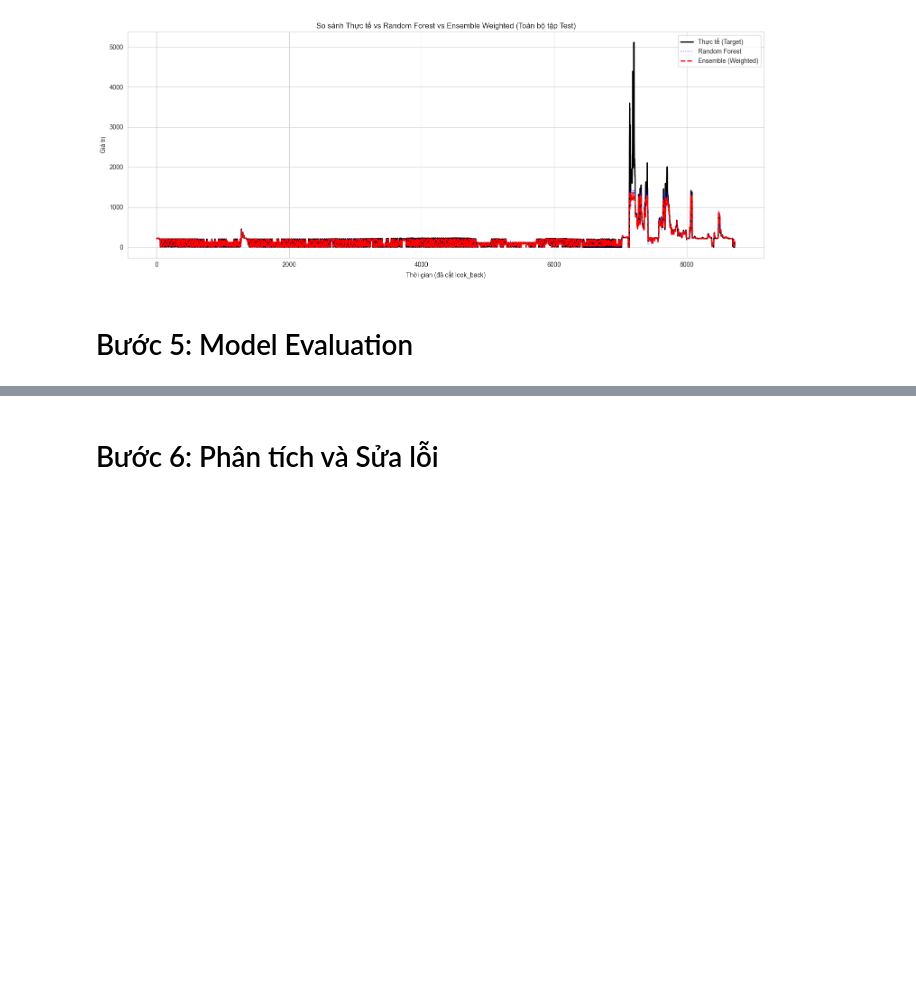
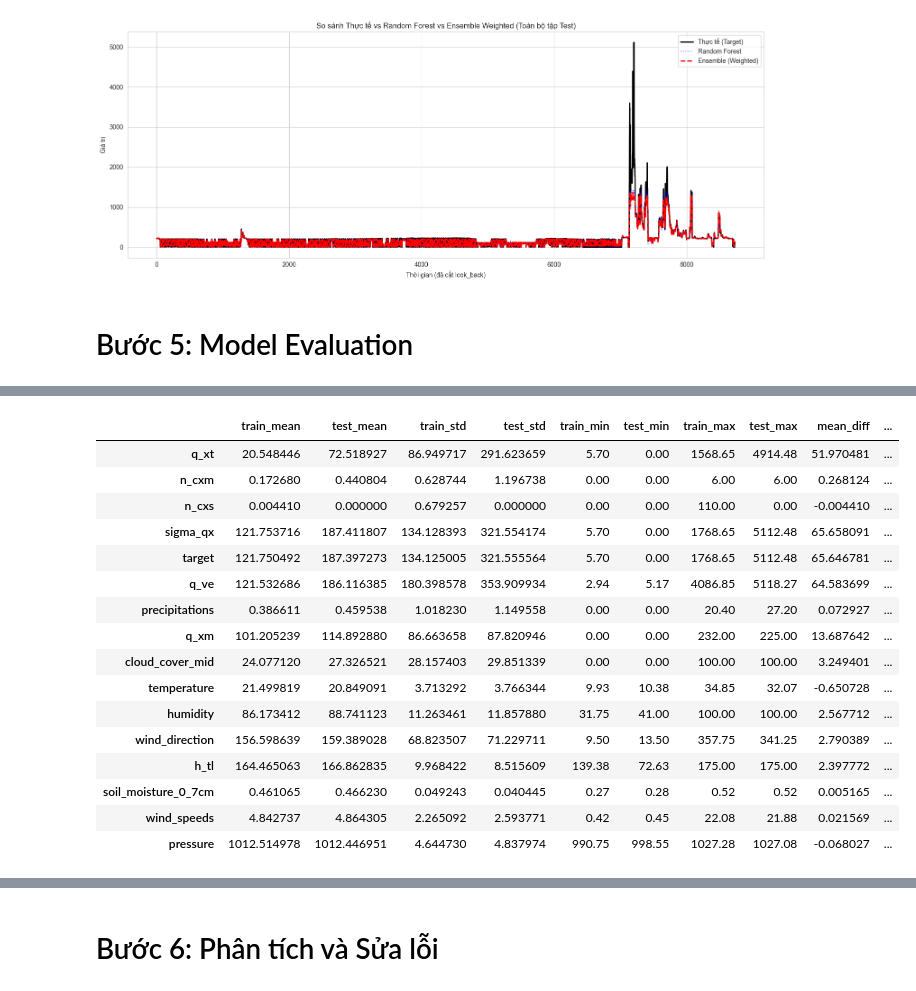
Before and after one commit to HongHanh-atUIT/DS108_RESERVOIR_OUTPUT_PREDICTION, a Jupyter notebook: main.ipynb, the cells around one changed output, grey strips where cells are left out. Saved outputs shown, nothing was run; the diff lists cells and outputs as text; code cells hidden in the pictures; blank space fills up the shorter version.

Commit message:
Add requirements.txt, DATA_DICTIONARY.md. Add sanity check, data checkr

```diff
--- a/main.ipynb
+++ b/main.ipynb
@@ -1447,0 +1725,64 @@ plot_actual_vs_predicted(
+# %%
+# ── Data Shift Analysis ───────────────────────────────────────
+def compare_train_test_distribution(train_df, test_df, cols):
+    available_cols = [
+        col for col in cols
+        if col in train_df.columns and col in test_df.columns
+        and pd.api.types.is_numeric_dtype(train_df[col])
+    ]
+
+    train_stats = train_df[available_cols].describe().T
+    test_stats = test_df[available_cols].describe().T
+
+    shift_report = pd.DataFrame({
+        "train_mean": train_stats["mean"],
+        "test_mean": test_stats["mean"],
+        "train_std": train_stats["std"],
+        "test_std": test_stats["std"],
+        "train_min": train_stats["min"],
+        "test_min": test_stats["min"],
+        "train_max": train_stats["max"],
+        "test_max": test_stats["max"],
+    })
+
+    shift_report["mean_diff"] = shift_report["test_mean"] - shift_report["train_mean"]
+    shift_report["mean_diff_percent"] = (
+        shift_report["mean_diff"] / shift_report["train_mean"].replace(0, np.nan)
+    ) * 100
+
+    shift_report["max_diff"] = shift_report["test_max"] - shift_report["train_max"]
+
+    return shift_report.sort_values(
+        by="mean_diff_percent",
+        key=lambda x: x.abs(),
+        ascending=False
+    )
+
+
+SHIFT_COLS = list(set(SCALE_COLS + ["target"]))
+
+shift_report = compare_train_test_distribution(
+    train_df=train_df,
+    test_df=test_df,
+    cols=SHIFT_COLS
+)
+
+shift_report
+# %% [output]
+|  | train_mean | test_mean | train_std | test_std | train_min | test_min | train_max | test_max | mean_diff | ... |
+| q_xt | 20.548446 | 72.518927 | 86.949717 | 291.623659 | 5.70 | 0.00 | 1568.65 | 4914.48 | 51.970481 | ... |
+| n_cxm | 0.172680 | 0.440804 | 0.628744 | 1.196738 | 0.00 | 0.00 | 6.00 | 6.00 | 0.268124 | ... |
+| n_cxs | 0.004410 | 0.000000 | 0.679257 | 0.000000 | 0.00 | 0.00 | 110.00 | 0.00 | -0.004410 | ... |
+| sigma_qx | 121.753716 | 187.411807 | 134.128393 | 321.554174 | 5.70 | 0.00 | 1768.65 | 5112.48 | 65.658091 | ... |
+| target | 121.750492 | 187.397273 | 134.125005 | 321.555564 | 5.70 | 0.00 | 1768.65 | 5112.48 | 65.646781 | ... |
+| q_ve | 121.532686 | 186.116385 | 180.398578 | 353.909934 | 2.94 | 5.17 | 4086.85 | 5118.27 | 64.583699 | ... |
+| precipitations | 0.386611 | 0.459538 | 1.018230 | 1.149558 | 0.00 | 0.00 | 20.40 | 27.20 | 0.072927 | ... |
+| q_xm | 101.205239 | 114.892880 | 86.663658 | 87.820946 | 0.00 | 0.00 | 232.00 | 225.00 | 13.687642 | ... |
+| cloud_cover_mid | 24.077120 | 27.326521 | 28.157403 | 29.851339 | 0.00 | 0.00 | 100.00 | 100.00 | 3.249401 | ... |
+| temperature | 21.499819 | 20.849091 | 3.713292 | 3.766344 | 9.93 | 10.38 | 34.85 | 32.07 | -0.650728 | ... |
+| humidity | 86.173412 | 88.741123 | 11.263461 | 11.857880 | 31.75 | 41.00 | 100.00 | 100.00 | 2.567712 | ... |
+| wind_direction | 156.598639 | 159.389028 | 68.823507 | 71.229711 | 9.50 | 13.50 | 357.75 | 341.25 | 2.790389 | ... |
+| h_tl | 164.465063 | 166.862835 | 9.968422 | 8.515609 | 139.38 | 72.63 | 175.00 | 175.00 | 2.397772 | ... |
+| soil_moisture_0_7cm | 0.461065 | 0.466230 | 0.049243 | 0.040445 | 0.27 | 0.28 | 0.52 | 0.52 | 0.005165 | ... |
+| wind_speeds | 4.842737 | 4.864305 | 2.265092 | 2.593771 | 0.42 | 0.45 | 22.08 | 21.88 | 0.021569 | ... |
+| pressure | 1012.514978 | 1012.446951 | 4.644730 | 4.837974 | 990.75 | 998.55 | 1027.28 | 1027.08 | -0.068027 | ... |
```
Also changed, not shown: parts of 14 cells of this notebook, 3 other files.
